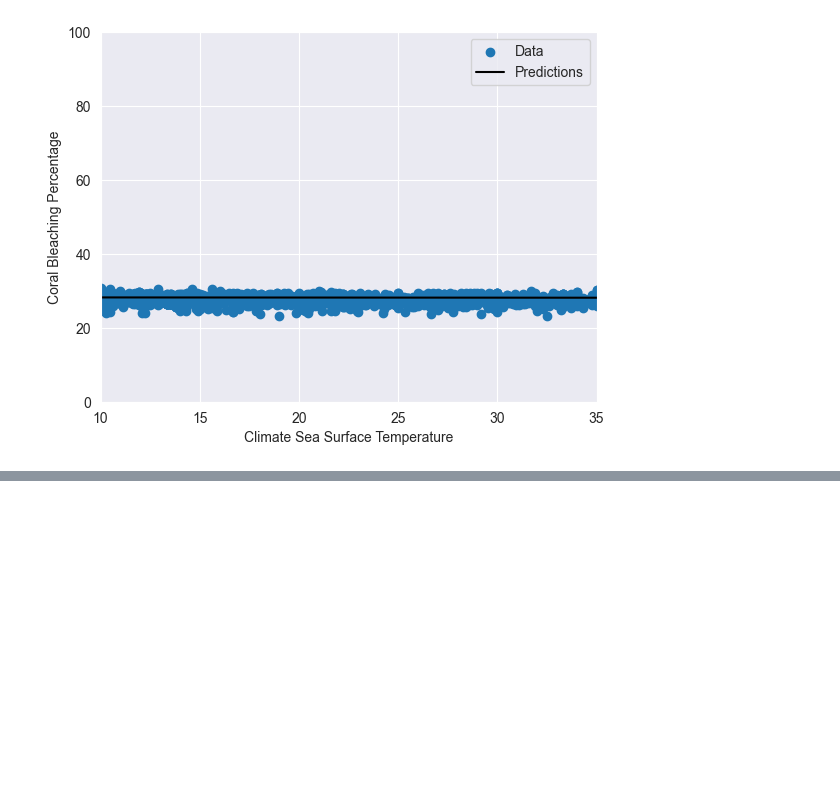
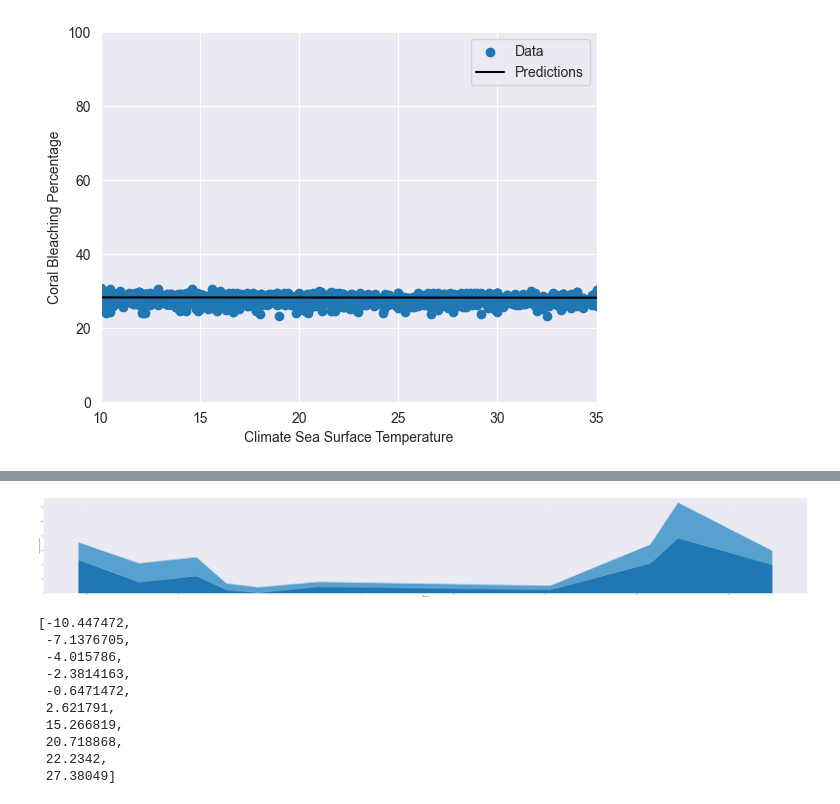
Before and after one commit to S-Romberg/ocean_temp_prediction, a Jupyter notebook: Linear Regression - Predicting Coral Bleaching/linear_regression.ipynb, the cells around one changed output, grey strips where cells are left out. Drawn from its saved outputs; the diff is of its cells as text; code cells hidden in the pictures; blank space fills up the shorter version.

```diff
--- a/Linear Regression - Predicting Coral Bleaching/linear_regression.ipynb
+++ b/Linear Regression - Predicting Coral Bleaching/linear_regression.ipynb
@@ -451,0 +507,3 @@ plot_percent_bleached(x, y)
+# %%
+prediction = linear_model.predict(train_features[:10][:10])
+prediction
@@ -451,0 +524,27 @@ plot_percent_bleached(x, y)
+# %%
+differences = []
+for idx, x in enumerate(train_labels[:10].array):
+  differences.append((train_labels[:10].array[idx] - prediction[idx])[0])
+
+plt.style.use('_mpl-gallery')
+original_data = np.expand_dims(train_labels[:10].array, axis=1)
+y = np.vstack([train_labels[:10].array, prediction.flatten(), differences])
+differences.sort()
+plt.figure(figsize=(80, 10))
+plt.stackplot(differences, train_labels[:10].array, prediction.flatten())
+plt.xlabel('Differences')
+plt.ylabel('Original data vs predicted')
+plt.show()
+differences
+# %% [output]
+[figure, added]
+[-10.447472,
+ -7.1376705,
+ -4.015786,
+ -2.3814163,
+ -0.6471472,
+ 2.621791,
+ 15.266819,
+ 20.718868,
+ 22.2342,
+ 27.38049]
```
Also changed, not shown: parts of 21 cells of this notebook, 1 other file.
